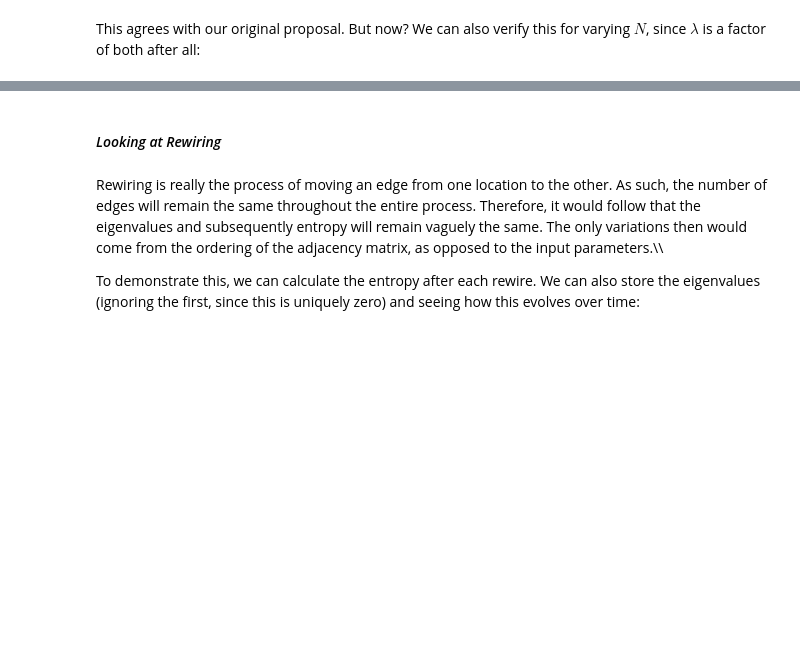
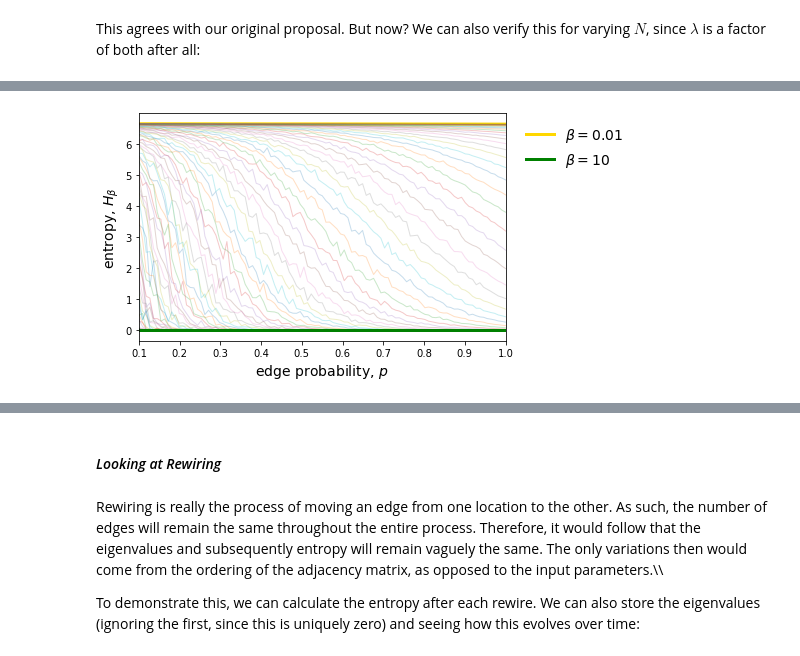
Before and after one commit to ubsuny/MC_RandomNetworks-RaspiZero, a Jupyter notebook: spectral_analysis.ipynb, the cells around one changed output, grey strips where cells are left out. Drawn from its saved outputs; the diff is of its cells as text; code cells hidden in the pictures; blank space fills up the shorter version.

```diff
--- a/spectral_analysis.ipynb
+++ b/spectral_analysis.ipynb
@@ -183,0 +255,22 @@ Interestingly, the function is a bit smoother, but it has the same general shape
+# %%
+for idx, p in enumerate(ps):
+    for jdx, beta in enumerate(betas):
+        G1 = Erdos_Renyi_GNP(N, p)
+        Hbs[idx, jdx] = b_entropy(G1, beta = beta).sum()
+# %%
+fig, ax = plt.subplots(1, 1)
+
+ax.plot(ps, Hbs[:, 0], lw = 3, c = 'gold', label = r'$\beta = 0.01$')
+ax.plot(ps, Hbs[:, 1:-2], lw = 1, alpha = 0.25)
+ax.plot(ps, Hbs[:, -1], lw = 3, c = 'green', label = r'$\beta = 10$')
+
+ax.set_xlim(ps[0], ps[-1])
+
+ax.set_ylabel(r'entropy, $H_\beta$', fontsize = 14)
+ax.set_xlabel(r'edge probability, $p$', fontsize = 14)
+
+fig.legend(bbox_to_anchor = [1.25, 0.95], fontsize = 14, frameon = False)
+
+fig.tight_layout()
+# %% [output]
+[figure, added]
```
Also changed, not shown: parts of 33 cells of this notebook, 1 other file.
